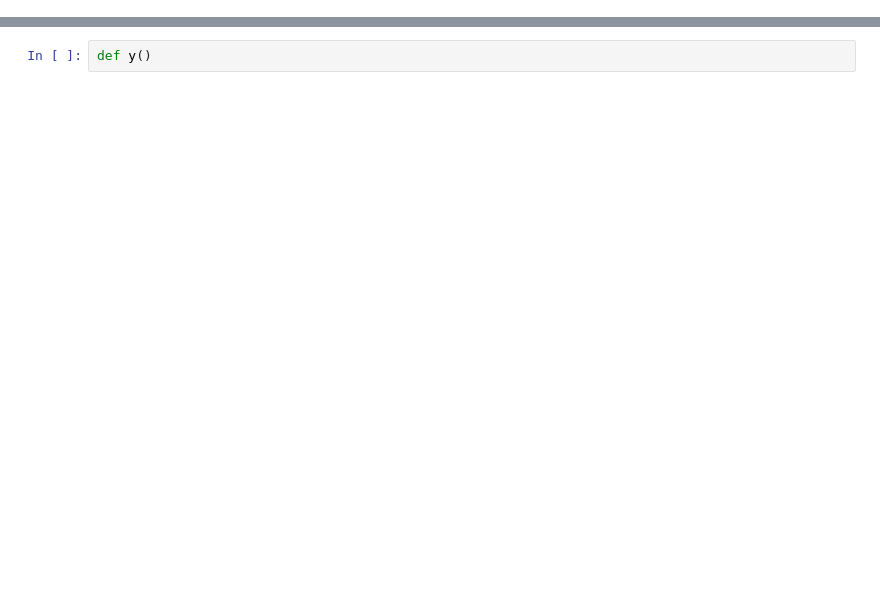
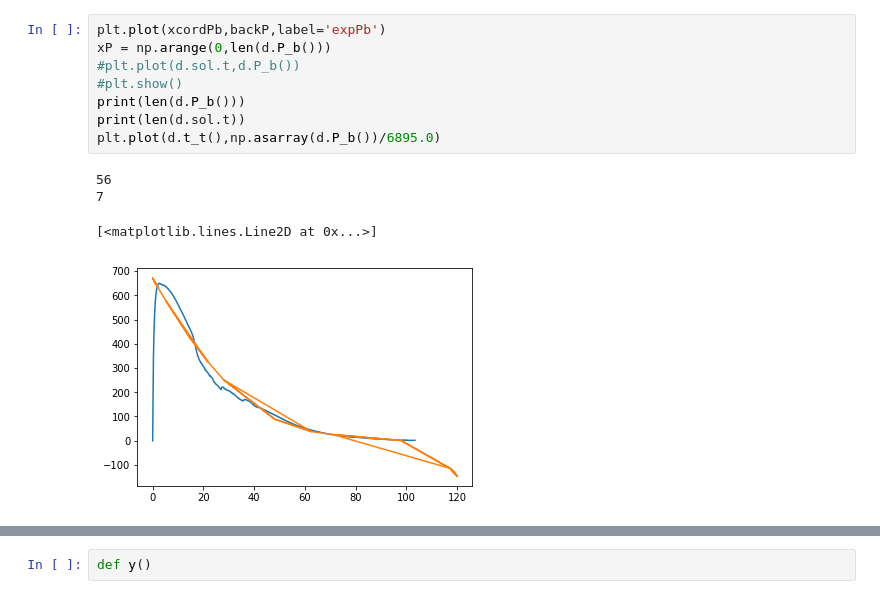
Before and after one commit to AAGAN/twoPhaseSimulationInternProject, a Jupyter notebook: modules/nonSteadyNozzleFlow-withClasses.ipynb, the cells around one changed output, grey strips where cells are left out. Drawn from its saved outputs; the diff is of its cells as text; blank space fills up the shorter version.

```diff
--- a/modules/nonSteadyNozzleFlow-withClasses.ipynb
+++ b/modules/nonSteadyNozzleFlow-withClasses.ipynb
@@ -62,3 +81,16 @@ plt.show()
+# %%
+plt.plot(xcordPb,backP,label='expPb')
+xP = np.arange(0,len(d.P_b()))
+#plt.plot(d.sol.t,d.P_b())
+#plt.show()
+print(len(d.P_b()))
+print(len(d.sol.t))
+plt.plot(d.t_t(),np.asarray(d.P_b())/6895.0)
+# %% [output]
+56
+7
+[<matplotlib.lines.Line2D at 0x...>]
+[figure, added]
 # %%
 plt.plot(a.t(),a.Ta(), label = 'a')
 plt.plot(b.t(),b.Ta(), label = 'b')
```
Also changed, not shown: parts of 9 cells of this notebook, 6 other files.
